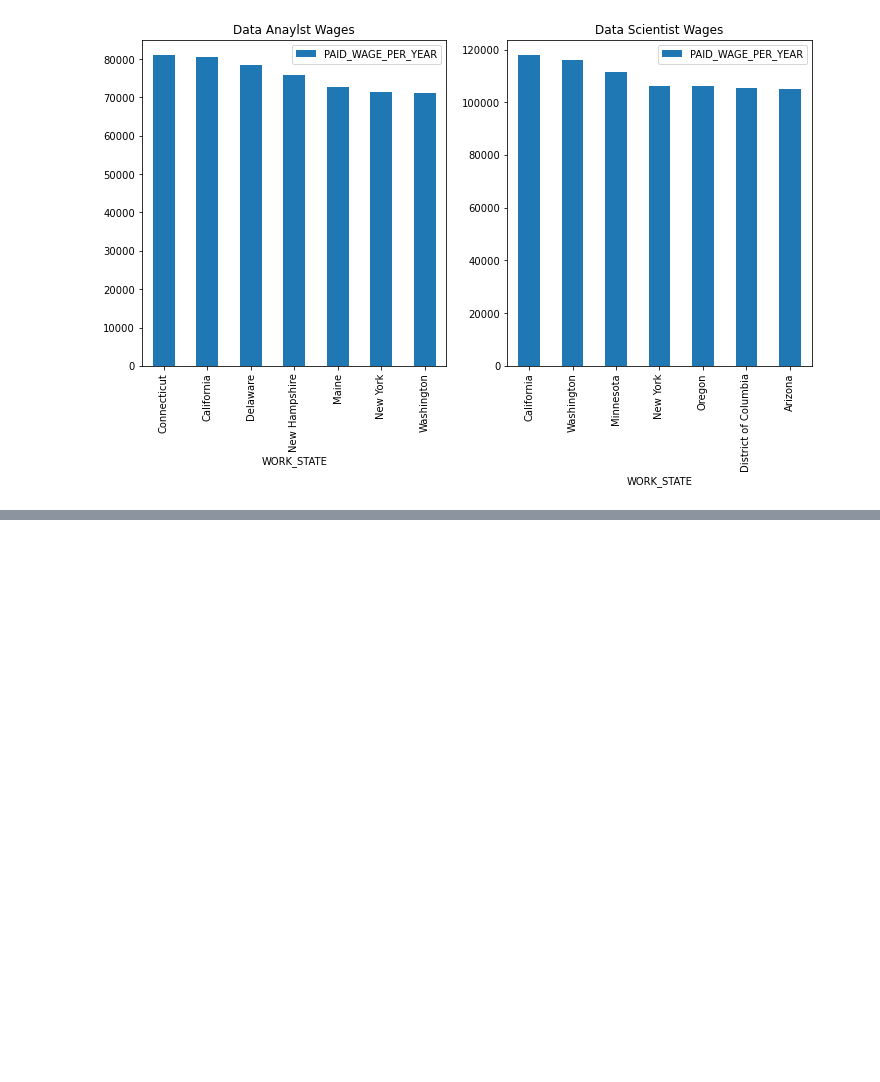
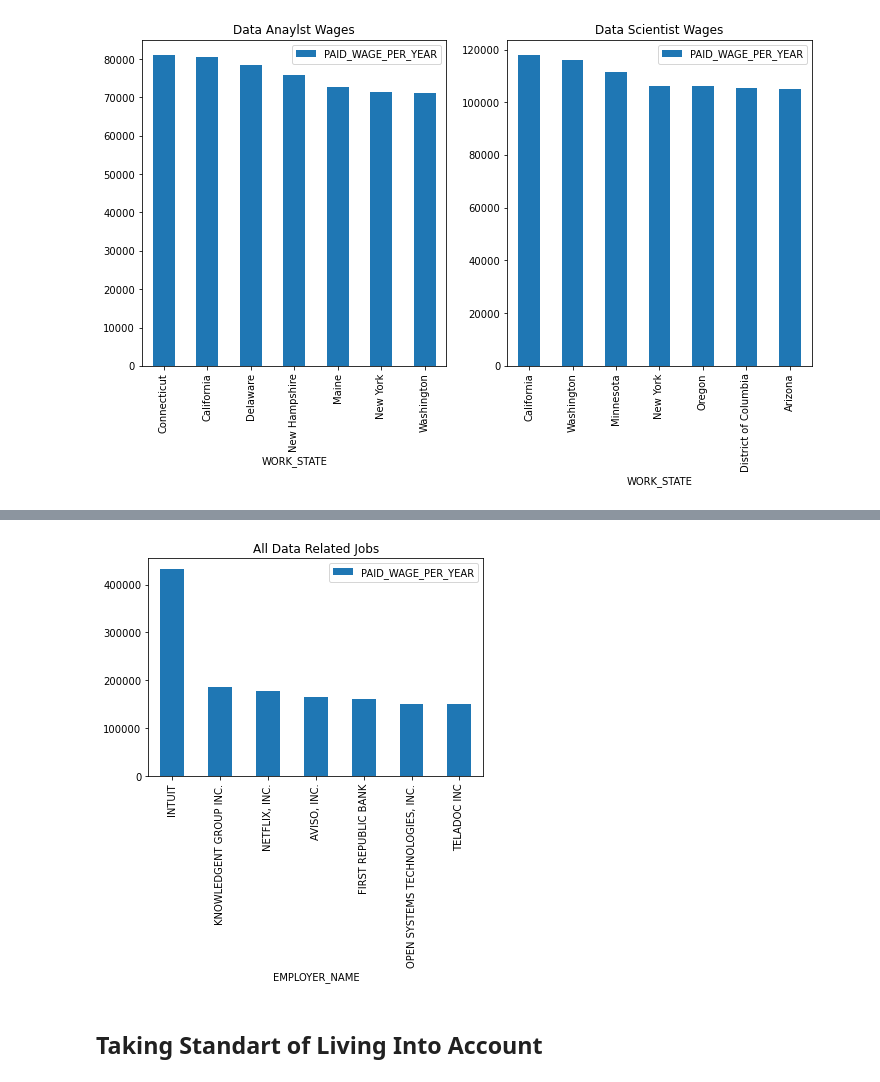
Before and after one commit to vu13/DS311GroupProject, a Jupyter notebook: Question_2_what_states_have_the_highest_paying_data_related_salaries?.ipynb, the cells around one changed output, grey strips where cells are left out. Saved outputs shown, nothing was run; the diff lists cells and outputs as text; code cells hidden in the pictures; blank space fills up the shorter version.

```diff
--- a/Question_2_what_states_have_the_highest_paying_data_related_salaries?.ipynb
+++ b/Question_2_what_states_have_the_highest_paying_data_related_salaries?.ipynb
@@ -126,0 +163,11 @@ plt.show()
+# %%
+#Lastly, lets create a plot where we see the top paying companies for all data related jobs for perspective.
+all_data_sorted_em = data_salaries_df.groupby('EMPLOYER_NAME').mean().sort_values(by="PAID_WAGE_PER_YEAR"
+                                                                                  , ascending=[False])
+sorted_analyst_df_em.head(state_count).plot(x ='EMPLOYER_NAME', y='PAID_WAGE_PER_YEAR'
+                                            , kind = 'bar').set_title("All Data Related Jobs")
+plt.show()
+# %% [output]
+[figure, added]
+# %% [markdown]
+## Taking Standart of Living Into Account
```
Also changed, not shown: parts of 3 cells of this notebook.
